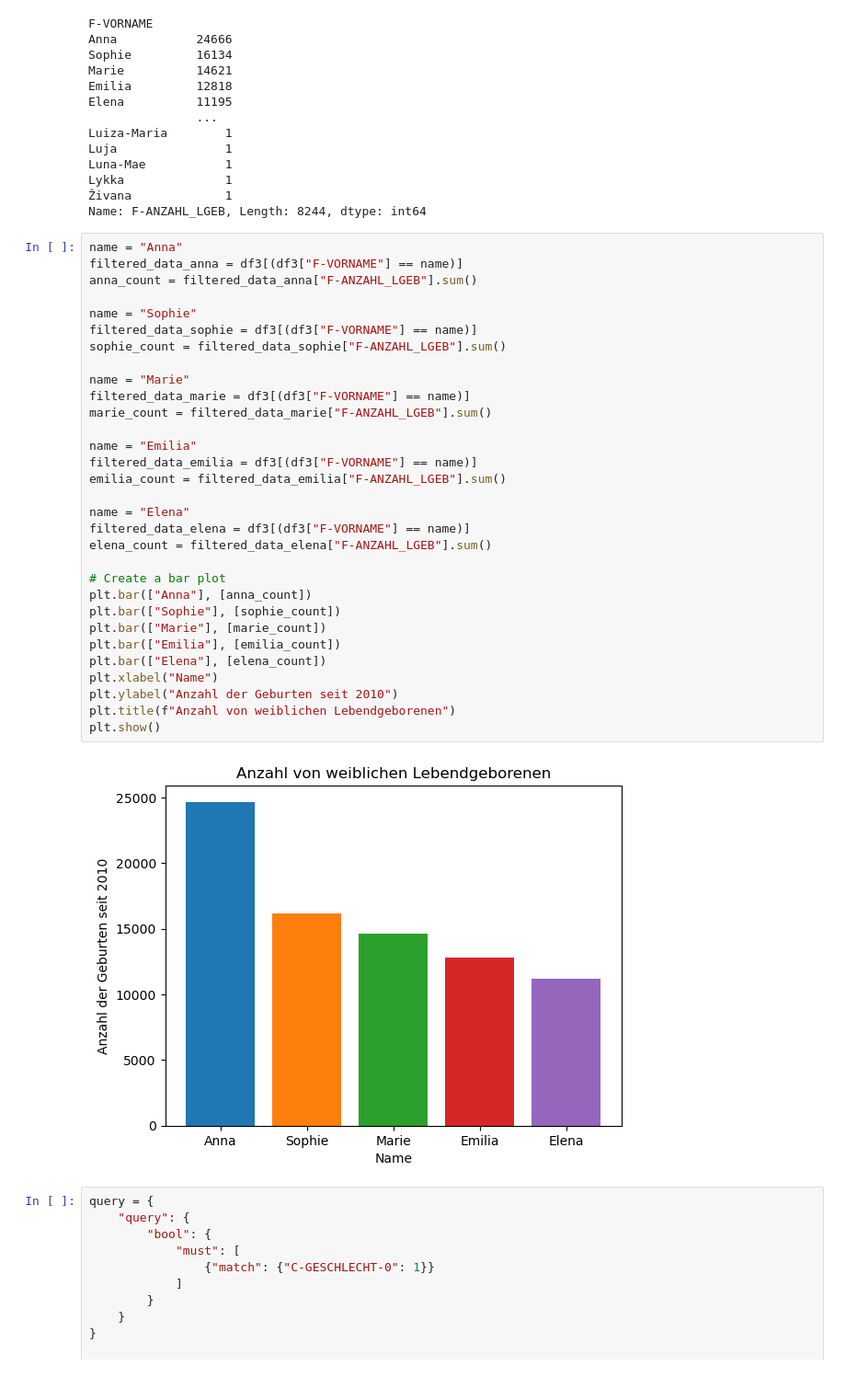
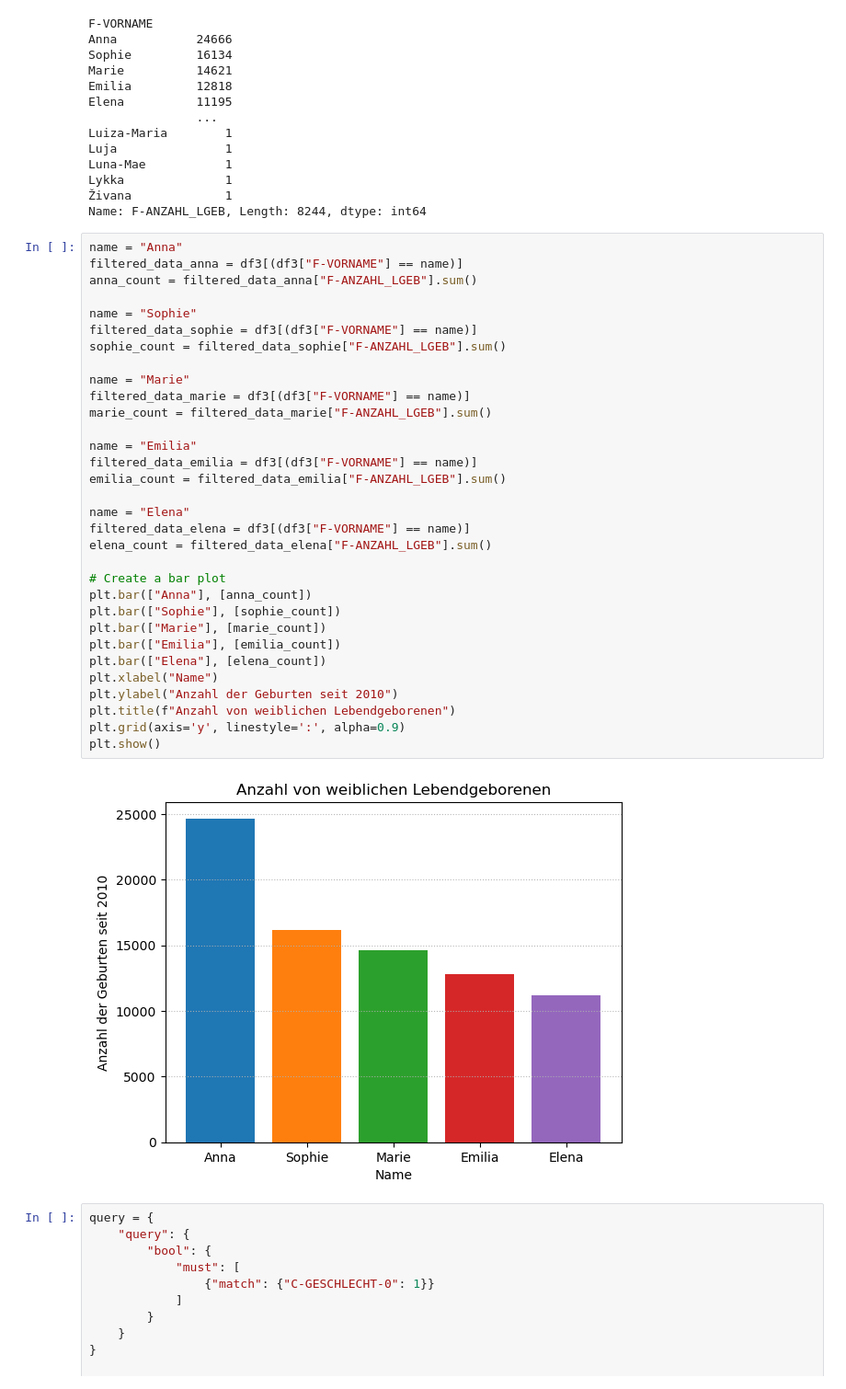
Before and after one commit to lenawilli/BDINF_final_project, a Jupyter notebook: Final_project_Koller_Willisits.ipynb, the cells around one changed output. Shown at 92% size. Cells and saved outputs as stored; diff of their text form.

```diff
--- a/Final_project_Koller_Willisits.ipynb
+++ b/Final_project_Koller_Willisits.ipynb
@@ -275,34 +275,35 @@ name = "Anna"
 filtered_data_anna = df3[(df3["F-VORNAME"] == name)]
 anna_count = filtered_data_anna["F-ANZAHL_LGEB"].sum()
 
 name = "Sophie"
 filtered_data_sophie = df3[(df3["F-VORNAME"] == name)]
 sophie_count = filtered_data_sophie["F-ANZAHL_LGEB"].sum()
 
 name = "Marie"
 filtered_data_marie = df3[(df3["F-VORNAME"] == name)]
 marie_count = filtered_data_marie["F-ANZAHL_LGEB"].sum()
 
 name = "Emilia"
 filtered_data_emilia = df3[(df3["F-VORNAME"] == name)]
 emilia_count = filtered_data_emilia["F-ANZAHL_LGEB"].sum()
 
 name = "Elena"
 filtered_data_elena = df3[(df3["F-VORNAME"] == name)]
 elena_count = filtered_data_elena["F-ANZAHL_LGEB"].sum()
 
 # Create a bar plot
 plt.bar(["Anna"], [anna_count])
 plt.bar(["Sophie"], [sophie_count])
 plt.bar(["Marie"], [marie_count])
 plt.bar(["Emilia"], [emilia_count])
 plt.bar(["Elena"], [elena_count])
 plt.xlabel("Name")
 plt.ylabel("Anzahl der Geburten seit 2010")
 plt.title(f"Anzahl von weiblichen Lebendgeborenen")
+plt.grid(axis='y', linestyle=':', alpha=0.9)
 plt.show()
 # %% [output]
-[figure, old version]
+[figure, new version]
 # %%
 query = {
     "query": {
```
Also changed, not shown: parts of 5 cells of this notebook, 1 other file.
